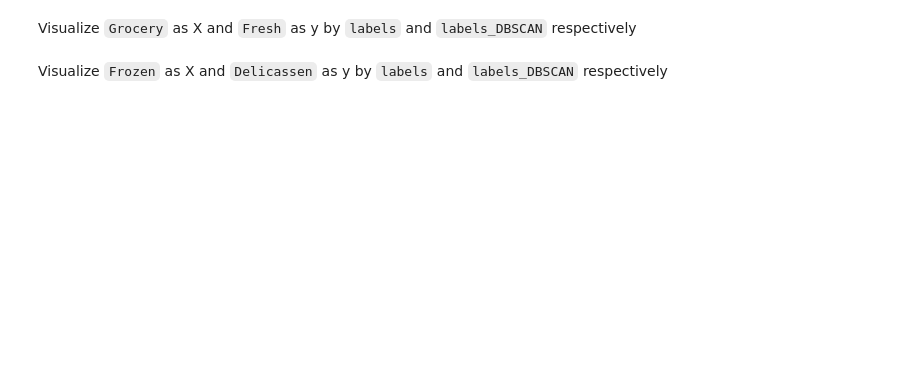
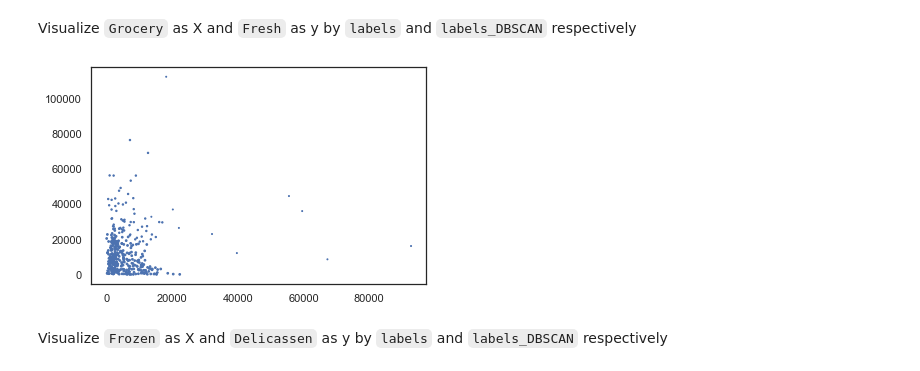
Before and after one commit to Ironhack-Data-Madrid-Marzo-2022/7.4-lab-unsupervised-learning, a Jupyter notebook: your-code/main.ipynb, the cells around one changed output. Drawn from its saved outputs; the diff is of its cells as text; code cells hidden in the pictures; blank space fills up the shorter version.

```diff
--- a/your-code/main.ipynb
+++ b/your-code/main.ipynb
@@ -135,2 +255,8 @@ Visualize `Grocery` as X and `Fresh` as y by `labels` and `labels_DBSCAN` respec
+# %%
+plt.scatter(customers.Grocery,
+            customers.Fresh,
+            customers['labels']);
+# %% [output]
+[figure, added]
 # %% [markdown]
 Visualize `Frozen` as X and `Delicassen` as y by `labels` and `labels_DBSCAN` respectively
```
Also changed, not shown: parts of 43 cells of this notebook.
